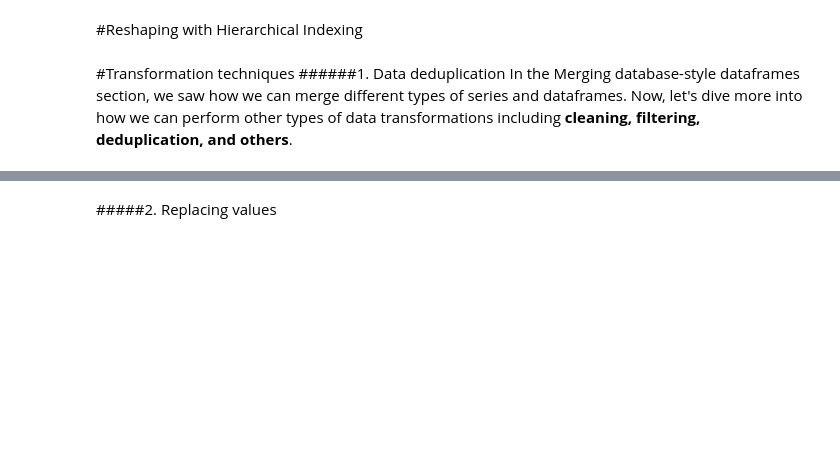
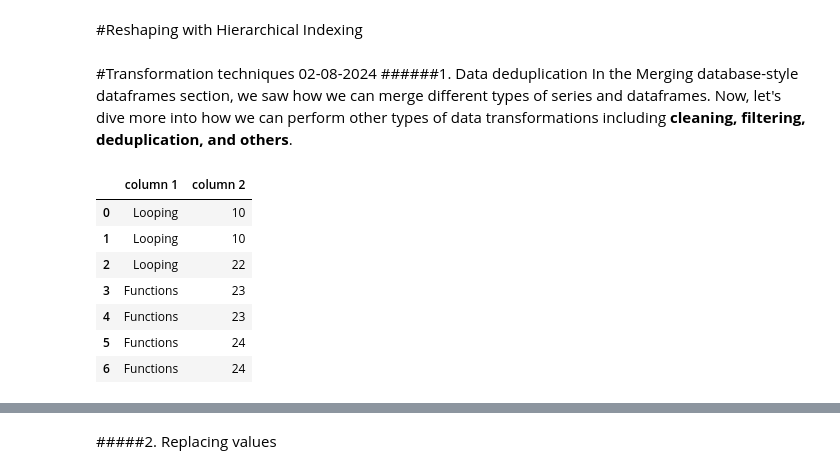
Before and after one commit to salemprakash/EDA, a Jupyter notebook: Chapter2.ipynb, the cells around one changed output, grey strips where cells are left out. Drawn from its saved outputs; the diff is of its cells as text; code cells hidden in the pictures; blank space fills up the shorter version.

```diff
--- a/Chapter2.ipynb
+++ b/Chapter2.ipynb
@@ -123,14 +123,25 @@ frame2 = pd.concat([series1, series2], keys=['Number1', 'Number2'])
 frame2.unstack()
 # %% [markdown]
 #Transformation techniques
+02-08-2024
 ######1. Data deduplication
 In the Merging database-style dataframes section, we saw how we can merge different types of series and dataframes.
 Now, let's dive more into how we can perform other types of data transformations including **cleaning, filtering, deduplication, and others**.
 # %%
 #Performing data deduplication
 #1. Let's consider a simple dataframe, as follows:
-frame3 = pd.DataFrame({'column 1': ['Looping'] * 3 + ['Functions'] * 4, 'column 2': [10, 10, 22, 23, 23, 24, 24]})
+frame3 = pd.DataFrame({'column 1': ['Looping'] * 3 +
+ ['Functions'] * 4, 'column 2': [10, 10, 22, 23, 23, 24, 24]})
 frame3
+# %% [output]
+|  | column 1 | column 2 |
+| 0 | Looping | 10 |
+| 1 | Looping | 10 |
+| 2 | Looping | 22 |
+| 3 | Functions | 23 |
+| 4 | Functions | 23 |
+| 5 | Functions | 24 |
+| 6 | Functions | 24 |
 # %%
 #2. The pandas dataframe comes with a duplicated() method that returns a Boolean series stating which of the rows are duplicates:
 frame3.duplicated()
```
Also changed, not shown: parts of 5 cells of this notebook.
